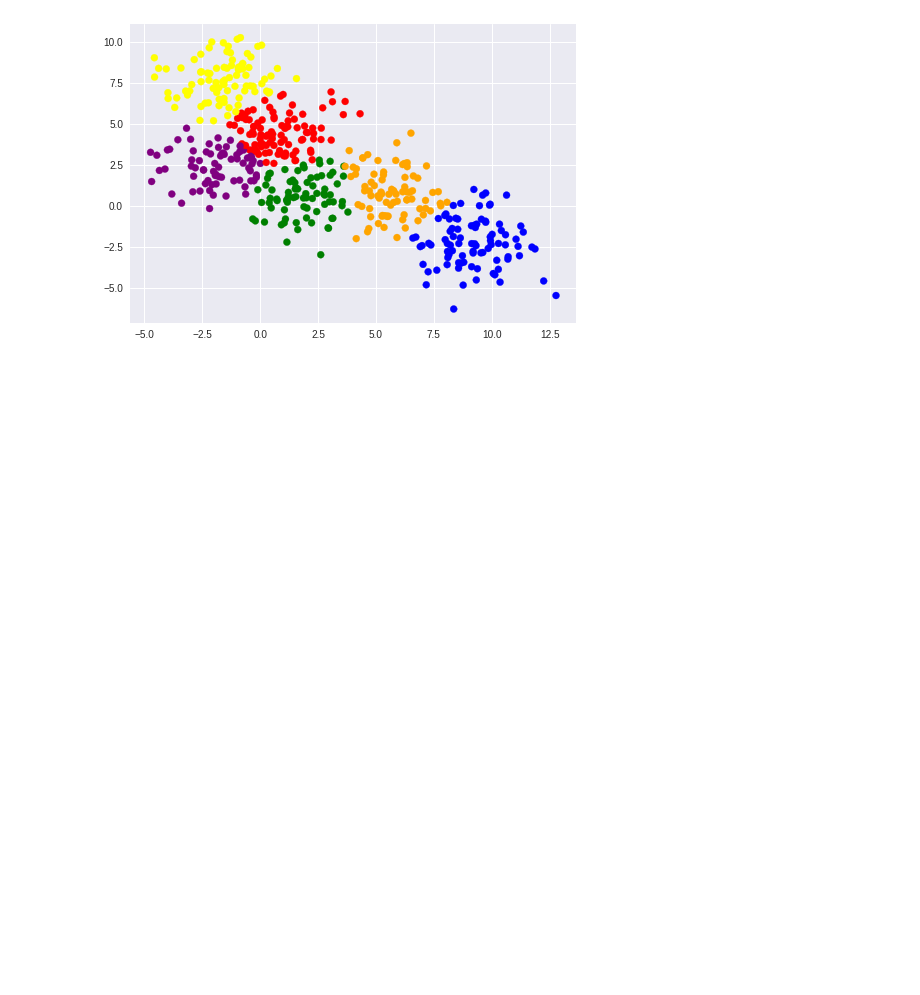
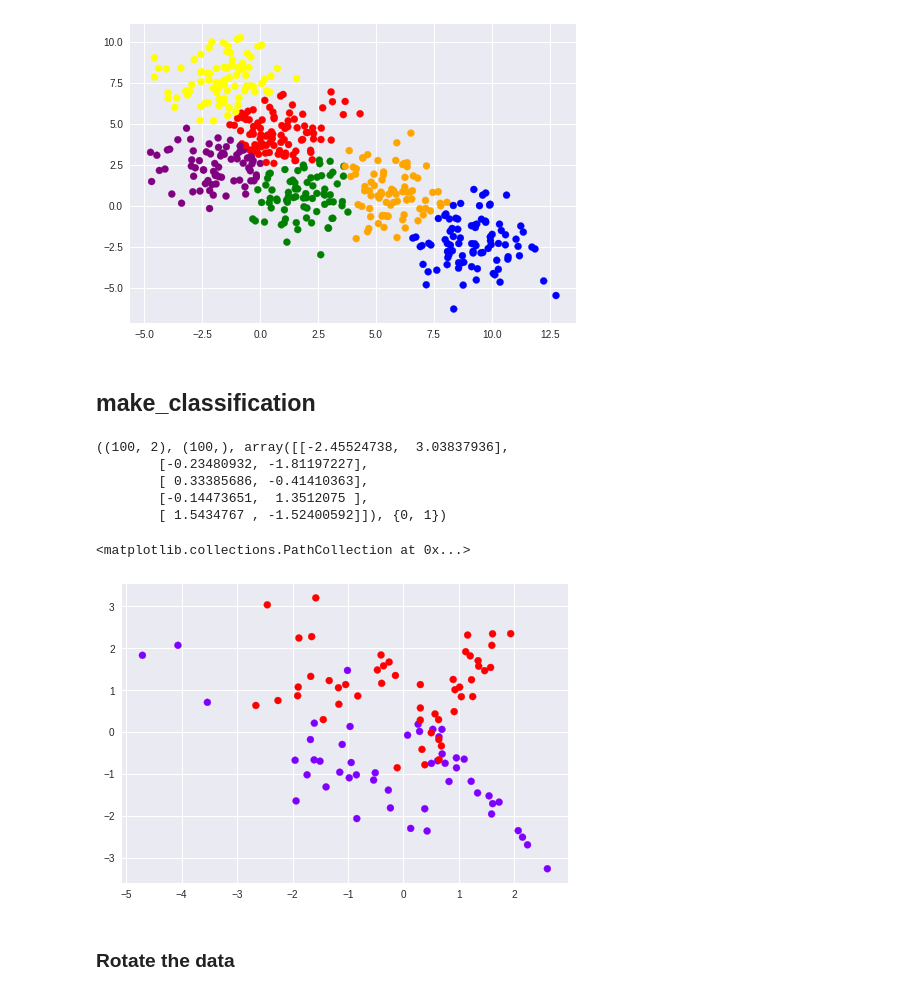
Before and after one commit to aakashv000/Machine-Learning-Lab-CS3103, a Jupyter notebook: Lab_5_Cross_Validation,_Bias_and_Variance.ipynb, the cells around one changed output. Cells and saved outputs as stored; diff of their text form; code cells hidden in the pictures; blank space fills up the shorter version.

```diff
--- a/Lab_5_Cross_Validation,_Bias_and_Variance.ipynb
+++ b/Lab_5_Cross_Validation,_Bias_and_Variance.ipynb
@@ -268,3 +270,5 @@ plt.scatter(X[:, 0], X[:, 1], c=y_pred, cmap=CMAP)
 # %% [output]
 <matplotlib.collections.PathCollection at 0x...>
 [figure]
+# %% [markdown]
+## make_classification
@@ -270,0 +277,18 @@ plt.scatter(X[:, 0], X[:, 1], c=y_pred, cmap=CMAP)
+# %%
+X, y = make_classification(n_samples=100, n_classes=2, n_clusters_per_class=2,
+                           n_features=2, n_redundant=0, n_informative=2,
+                           random_state=random_state+8)
+X.shape, y.shape, X[: 5], set(y)
+# %% [output]
+((100, 2), (100,), array([[-2.45524738,  3.03837936],
+        [-0.23480932, -1.81197227],
+        [ 0.33385686, -0.41410363],
+        [-0.14473651,  1.3512075 ],
+        [ 1.5434767 , -1.52400592]]), {0, 1})
+# %%
+plt.scatter(X[:, 0], X[:, 1], c=y, cmap=plt.cm.rainbow)
+# %% [output]
+<matplotlib.collections.PathCollection at 0x...>
+[figure, added]
+# %% [markdown]
+### Rotate the data
```
Also changed, not shown: parts of 5 cells of this notebook.
